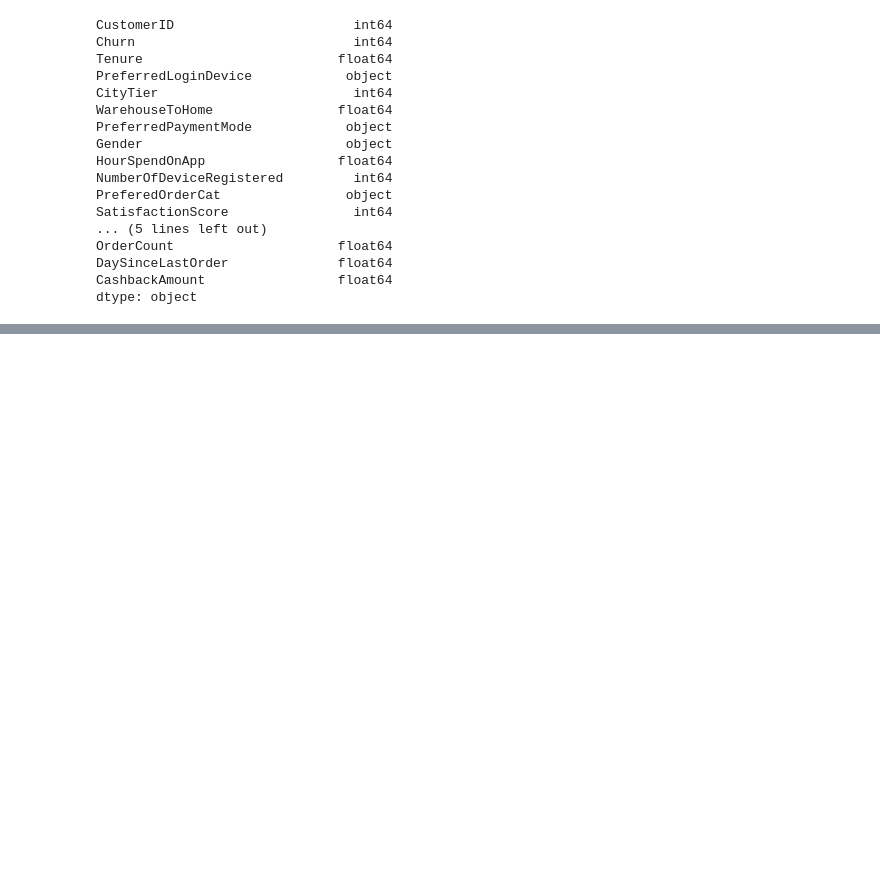
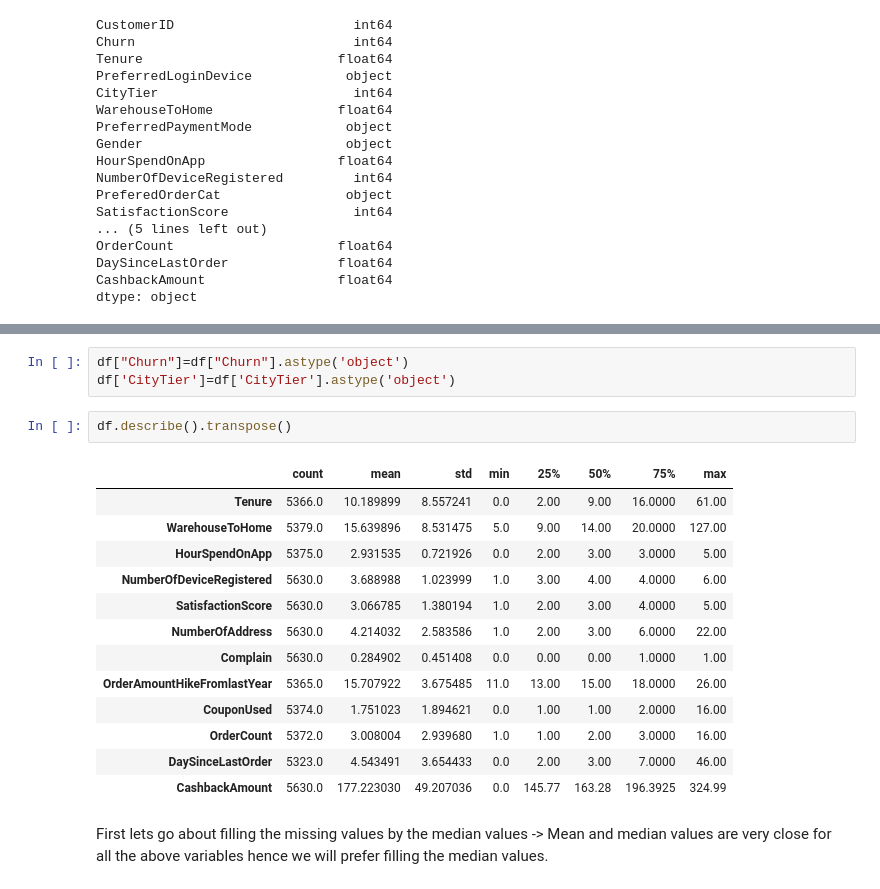
Before and after one commit to Suryasadasivam/e_commerce_customer_churn, a Jupyter notebook: Customer_chrun.ipynb, the cells around one changed output, grey strips where cells are left out. Saved outputs shown, nothing was run; the diff lists cells and outputs as text; blank space fills up the shorter version.

```diff
--- a/Customer_chrun.ipynb
+++ b/Customer_chrun.ipynb
@@ -77,0 +149,22 @@ dtype: object
+# %%
+df["Churn"]=df["Churn"].astype('object')
+df['CityTier']=df['CityTier'].astype('object')
+# %%
+df.describe().transpose()
+# %% [output]
+|  | count | mean | std | min | 25% | 50% | 75% | max |
+| Tenure | 5366.0 | 10.189899 | 8.557241 | 0.0 | 2.00 | 9.00 | 16.0000 | 61.00 |
+| WarehouseToHome | 5379.0 | 15.639896 | 8.531475 | 5.0 | 9.00 | 14.00 | 20.0000 | 127.00 |
+| HourSpendOnApp | 5375.0 | 2.931535 | 0.721926 | 0.0 | 2.00 | 3.00 | 3.0000 | 5.00 |
+| NumberOfDeviceRegistered | 5630.0 | 3.688988 | 1.023999 | 1.0 | 3.00 | 4.00 | 4.0000 | 6.00 |
+| SatisfactionScore | 5630.0 | 3.066785 | 1.380194 | 1.0 | 2.00 | 3.00 | 4.0000 | 5.00 |
+| NumberOfAddress | 5630.0 | 4.214032 | 2.583586 | 1.0 | 2.00 | 3.00 | 6.0000 | 22.00 |
+| Complain | 5630.0 | 0.284902 | 0.451408 | 0.0 | 0.00 | 0.00 | 1.0000 | 1.00 |
+| OrderAmountHikeFromlastYear | 5365.0 | 15.707922 | 3.675485 | 11.0 | 13.00 | 15.00 | 18.0000 | 26.00 |
+| CouponUsed | 5374.0 | 1.751023 | 1.894621 | 0.0 | 1.00 | 1.00 | 2.0000 | 16.00 |
+| OrderCount | 5372.0 | 3.008004 | 2.939680 | 1.0 | 1.00 | 2.00 | 3.0000 | 16.00 |
+| DaySinceLastOrder | 5323.0 | 4.543491 | 3.654433 | 0.0 | 2.00 | 3.00 | 7.0000 | 46.00 |
+| CashbackAmount | 5630.0 | 177.223030 | 49.207036 | 0.0 | 145.77 | 163.28 | 196.3925 | 324.99 |
+# %% [markdown]
+
+First lets go about filling the missing values by the median values -> Mean and median values are very close for all the above variables hence we will prefer filling the median values.
```
Also changed, not shown: parts of 26 cells of this notebook.
